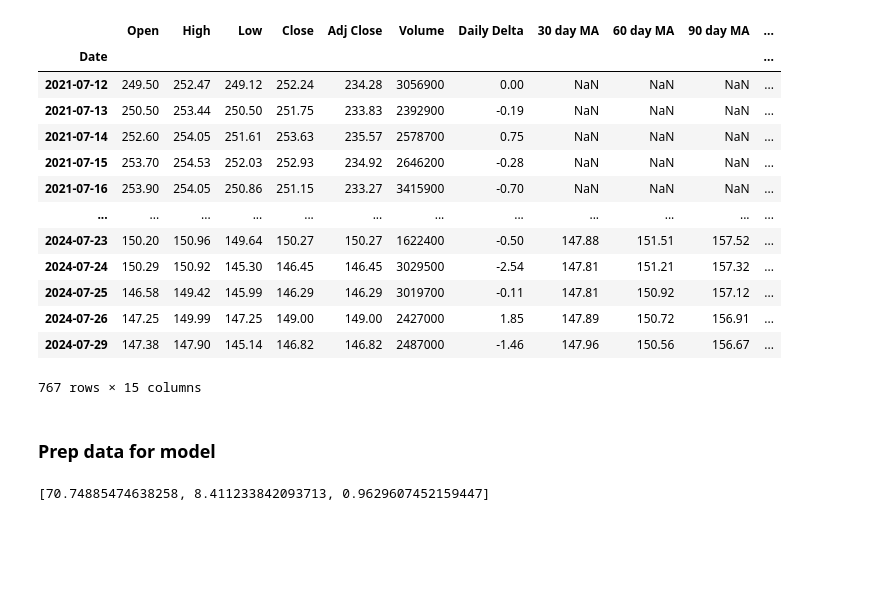
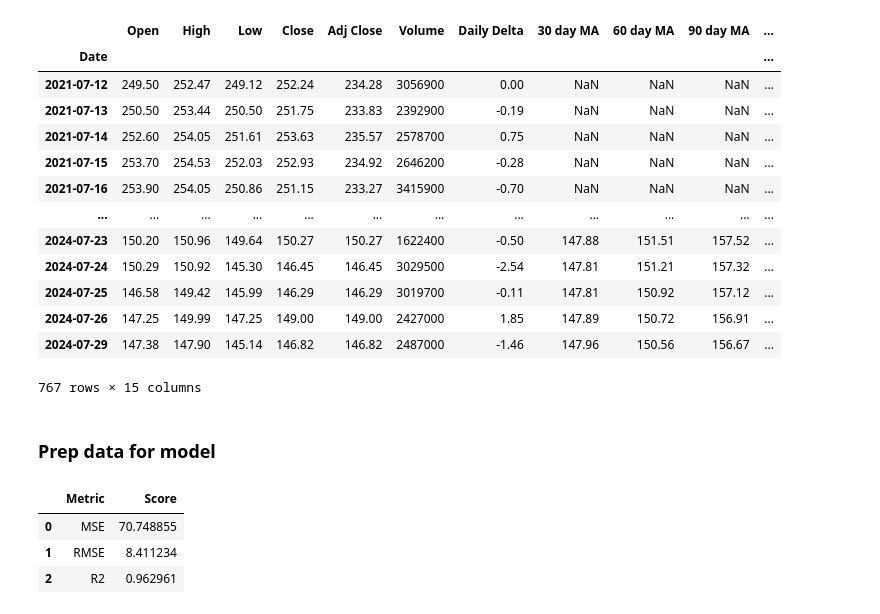
Before and after one commit to connor-hanan/financial_stock_analysis, a Jupyter notebook: resources/project_notebook.ipynb, the cells around one changed output. Cells and saved outputs as stored; diff of their text form; code cells hidden in the pictures; blank space fills up the shorter version.

```diff
--- a/resources/project_notebook.ipynb
+++ b/resources/project_notebook.ipynb
@@ -262,15 +262,30 @@ model = xgb.XGBRegressor()
 model.fit(X_train, y_train)
 preds = model.predict(X_test)
 # %%
-mse = mean_squared_error(y_test, preds)
-rmse = root_mean_squared_error(y_test, preds)
-r2 = r2_score(y_test, preds)
+def score_model(y_test, preds):
 
-model_scores = [mse, rmse, r2]
+    mse = mean_squared_error(y_test, preds)
+    rmse = root_mean_squared_error(y_test, preds)
+    r2 = r2_score(y_test, preds)
+
+    scores_dict = {
+        'MSE': mse,
+        'RMSE': rmse,
+        'R2': r2
+    }
+
+    model_scores = pd.DataFrame(list(scores_dict.items()), columns=['Metric', 'Score'])
+
+    return model_scores
-# %%
-print(model_scores)
-# %% [output]
-[70.74885474638258, 8.411233842093713, 0.9629607452159447]
+# %%
+base_model_scores = score_model(y_test, preds)
+
+base_model_scores
+# %% [output]
+|  | Metric | Score |
+| 0 | MSE | 70.748855 |
+| 1 | RMSE | 8.411234 |
+| 2 | R2 | 0.962961 |
 # %%
 df['Price_Prediction'] = model.predict(X)
 # %%
```
Also changed, not shown: parts of 1 cell of this notebook.
